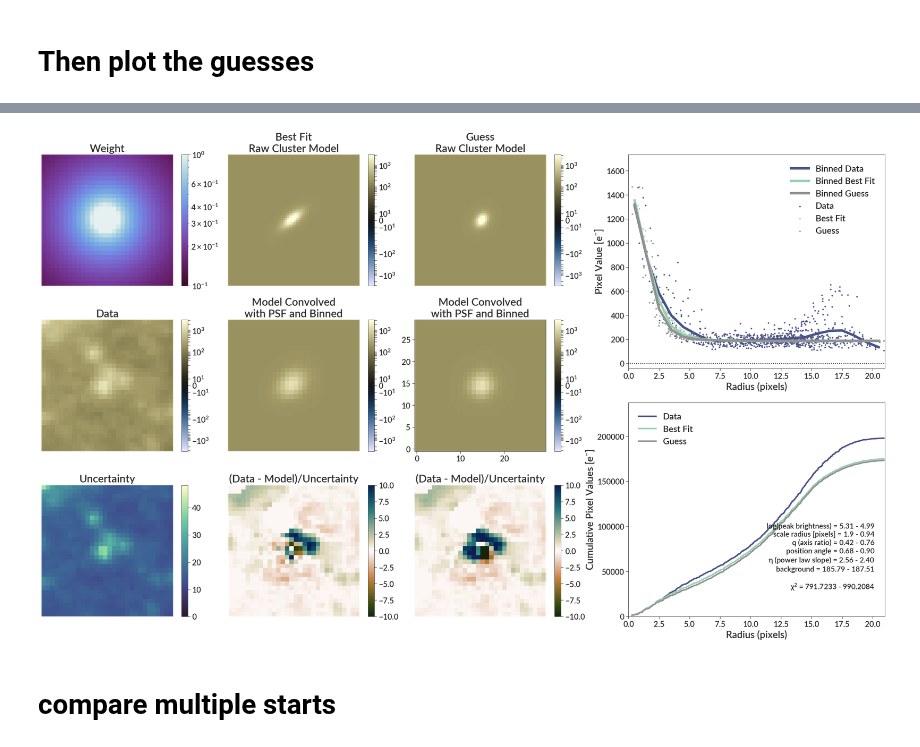
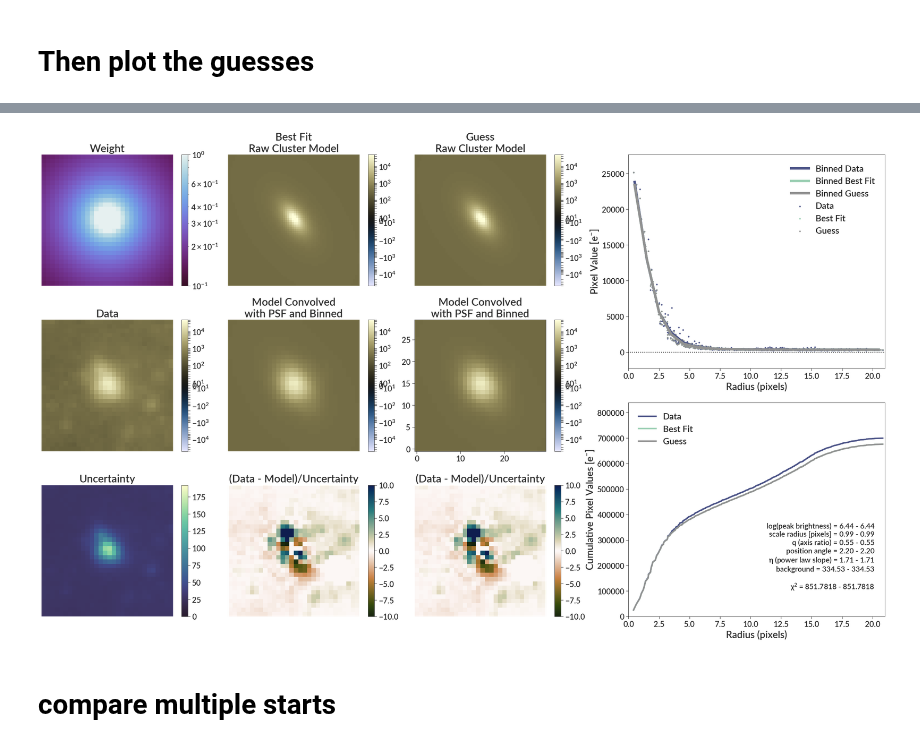
Before and after one commit to gillenbrown/LEGUS-sizes, a Jupyter notebook: testing/manual_fit_luminosity.ipynb, the cells around one changed output, grey strips where cells are left out. Drawn from its saved outputs; the diff is of its cells as text; code cells hidden in the pictures.

```diff
--- a/testing/manual_fit_luminosity.ipynb
+++ b/testing/manual_fit_luminosity.ipynb
@@ -30,9 +28,9 @@ snapshot_size_oversampled = snapshot_size * oversampling_factor
 # %% [markdown]
 # Choose the cluster here
 # %%
-galaxy = "ic4247"
-cluster_id = 509
-run_name = "radialweighting3pix_abs_bgscale1e3_nopriorsatall_multiplestarts_luminosity_powell"
+galaxy = "ngc6503"
+cluster_id = 322
+run_name = "final"
 # %% [markdown]
 ## Then we can load the data
 # %%
@@ -403,8 +412,8 @@ guess_params = (4.987429346905031, 30.126377089069408, 29.49846252004416, 0.9437
 # %%
 plot_model_set(data_snapshot, error_snapshot, mask_snapshot,
-              best_fit_params, guess_params, "annulus")
+              best_fit_params, best_fit_params, "annulus")
 # %% [output]
-[figure, old version]
+[figure, new version]
 # %% [markdown]
 # compare multiple starts
 # %%
```
Also changed, not shown: parts of 4 cells of this notebook, 1 other file.
